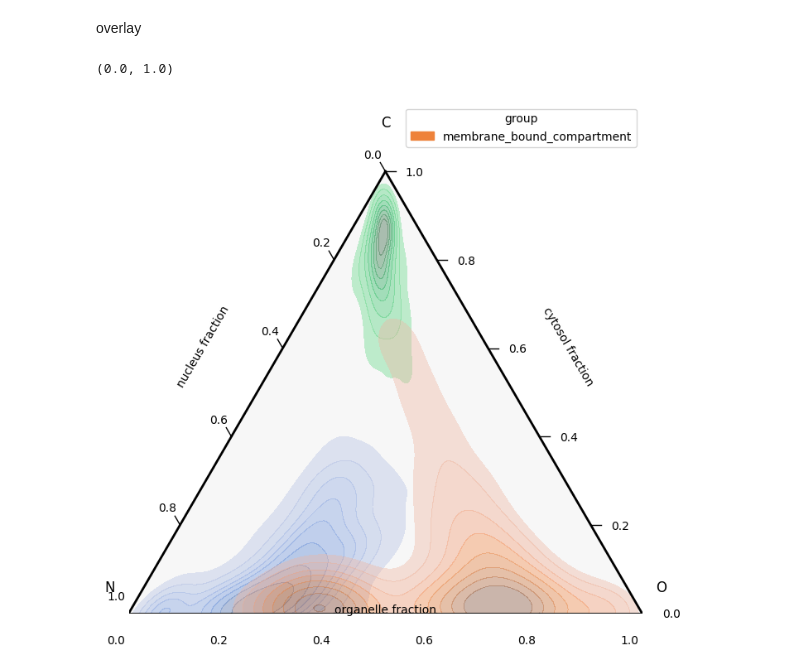
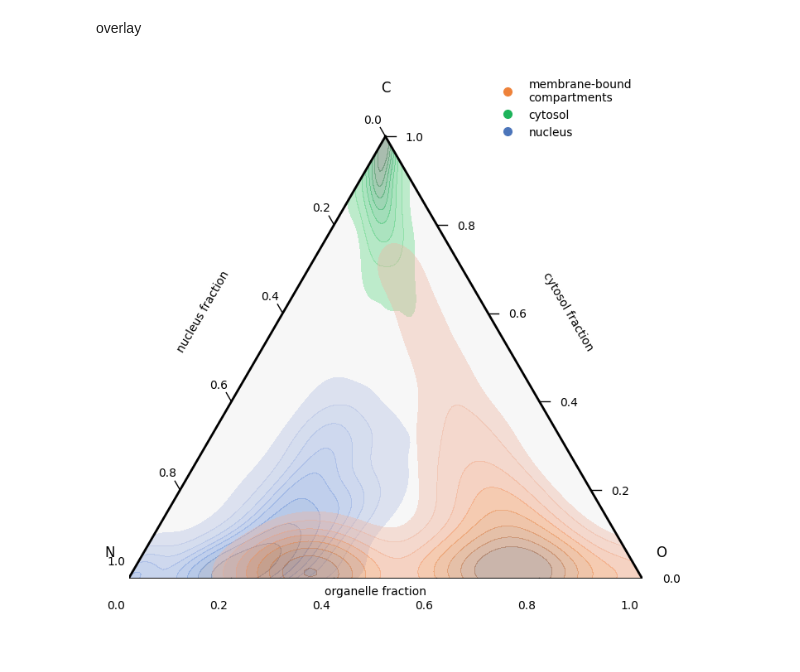
Before and after one commit to czbiohub-sf/Organelle_IP_analyses_and_figures, a Jupyter notebook: notebooks/Supplementary_figures/Suppl_fig3/panel_B/Suppl_fig3_B_tenary_plots.ipynb, the cells around one changed output. Saved outputs shown, nothing was run; the diff lists cells and outputs as text; code cells hidden in the pictures.

```diff
--- a/notebooks/Supplementary_figures/Suppl_fig3/panel_B/Suppl_fig3_B_tenary_plots.ipynb
+++ b/notebooks/Supplementary_figures/Suppl_fig3/panel_B/Suppl_fig3_B_tenary_plots.ipynb
@@ -245,45 +248,54 @@ idx = 0
 for r in range(len(groups)):
         group = groups[idx]
         tmp_df = kde_df[kde_df["group"] == group]
-        tmp_df["y"] = tmp_df["y"] * 0.88
-        tmp_df["x"] = tmp_df["x"] * 0.88 + 0.06
         sns.kdeplot(data=tmp_df, x="x", y="y", hue="group", ax = ax,
                     fill=True, levels = levels, thresh=thres, alpha=0.4, palette=[colors[idx]])
         idx += 1
 
-
+# Define ternary plot boundaries as a polygon
+ternary_boundary = mplPath([(0, 0), (1, 0), (0.5, 0.866)])  # These are the vertices of the triangle, the top point (0.5, 0.866) is simply derived from properties of an equilateral triangle
+patch = PathPatch(ternary_boundary, transform=ax.transData)
+# Apply the clipping path to the KDE plot
+for collection in ax.collections:
+    collection.set_clip_path(patch)
 
 # turn off x and y axis
 ax.set_yticklabels([])
 ax.set_xticklabels([])
 ax.set_yticks([])
 ax.set_xticks([])
 ax.set_ylabel("")
 ax.set_xlabel("")
 ax.set_title("")
 ax.set_frame_on(False)
 
 ax.set_ylim(0, 1)
 ax.set_xlim(0, 1)
 
 # Overlay the Ternary plot
 tax = ternary.TernaryAxesSubplot(ax=ax, scale=1)
 tax.left_axis_label("nucleus fraction", fontsize=10, offset = 0.15)
 tax.right_axis_label("cytosol fraction", fontsize=10, offset = 0.15)
-tax.bottom_axis_label("organelle fraction", fontsize=10, offset = 0)
+tax.bottom_axis_label("organelle fraction", fontsize=10, offset = 0.075)
 tax.ticks(axis='lbr', linewidth=1, multiple=0.2, tick_formats="%.1f", offset=0.02)
 tax.right_corner_label("O", fontsize=12, offset=0.15, va='top')
 tax.top_corner_label("C", fontsize=12, offset=0.1)
 tax.left_corner_label("N", fontsize=12, offset=0.15, va='top')
 #tax.get_axes().set_position([0.1, 21.1, 0.8, 0.8])  # Adjust these values as needed
 
 #fig.add_subplot(tax)
 tax.boundary(linewidth=2.0)
 #tax.get_axes().axis('off')  # Hide the ternary axes
 
 # y limit
 ax.set_ylim(0, 1)
 ax.set_xlim(0, 1)
+
+legend_handles = [
+            mlines.Line2D([], [], color='#EE823A', marker='.', linestyle='None', markersize=14, label='membrane-bound\ncompartments', alpha=1),
+            mlines.Line2D([], [], color='#1DB35A', marker='.', linestyle='None', markersize=14, label='cytosol', alpha=1),
+            mlines.Line2D([], [], color='#4C75BA', marker='.', linestyle='None', markersize=14, label='nucleus', alpha=1)
+        ]
+tax.legend(handles = legend_handles, fontsize=10, loc='upper right', title = "", bbox_to_anchor=(1, 1), frameon=False)
 # %% [output]
-(0.0, 1.0)
-[figure, old version]
+[figure, new version]
```
Also changed, not shown: parts of 1 cell of this notebook.
